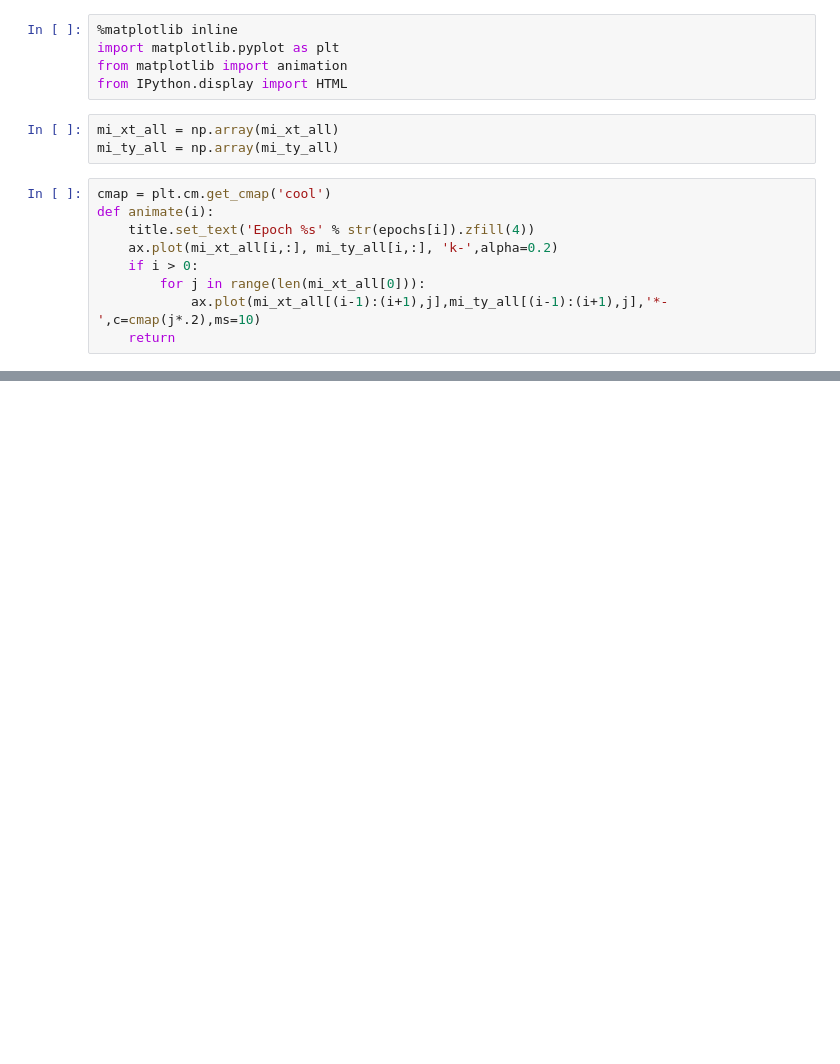
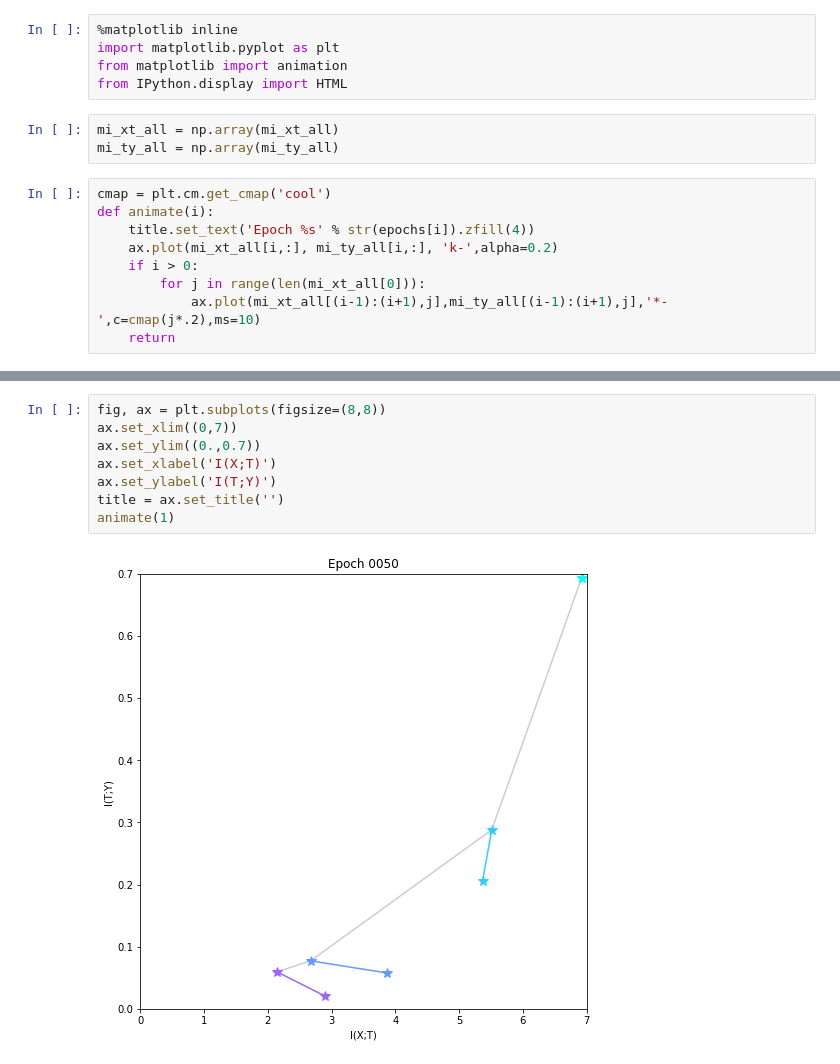
Before and after one commit to exitudio/InformationBottleneck, a Jupyter notebook: Information Bottleneck Hidden Layer.ipynb, the cells around one changed output, grey strips where cells are left out. Cells and saved outputs as stored; diff of their text form; blank space fills up the shorter version.

```diff
--- a/Information Bottleneck Hidden Layer.ipynb
+++ b/Information Bottleneck Hidden Layer.ipynb
@@ -217,0 +218,10 @@ for i in range(1,len(mi_xt_all)):
+# %%
+fig, ax = plt.subplots(figsize=(8,8))
+ax.set_xlim((0,7))
+ax.set_ylim((0.,0.7))
+ax.set_xlabel('I(X;T)')
+ax.set_ylabel('I(T;Y)')
+title = ax.set_title('')
+animate(1)
+# %% [output]
+[figure, added]
```
Also changed, not shown: parts of 2 cells of this notebook.
